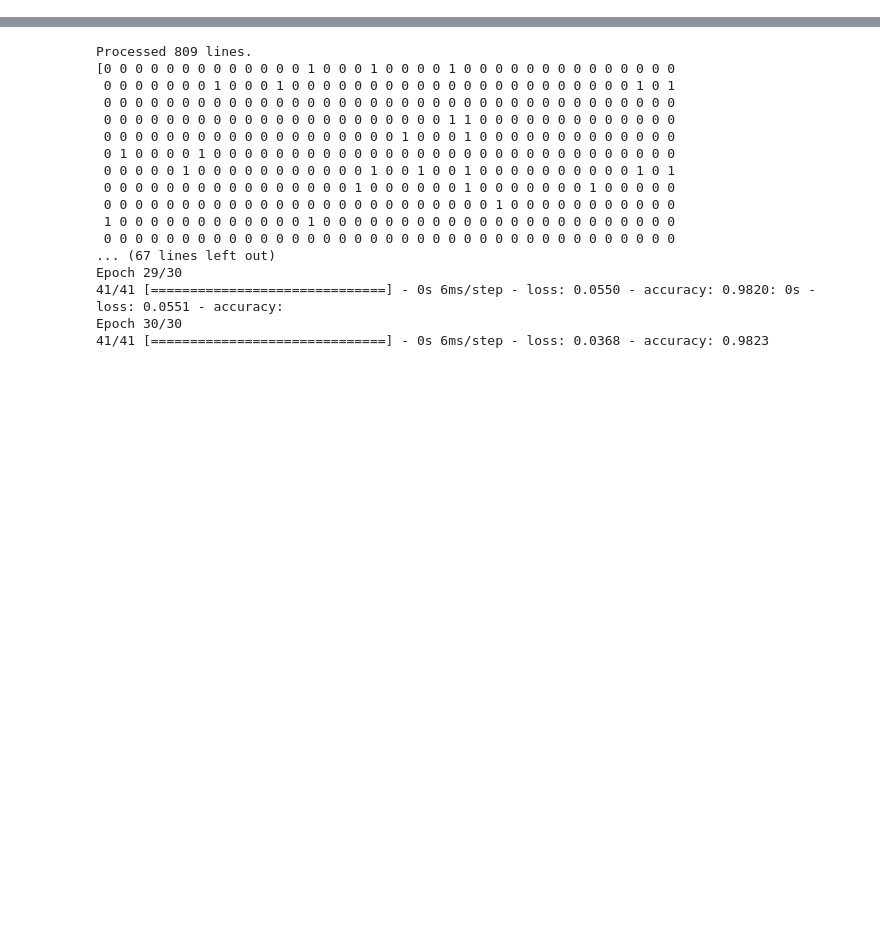
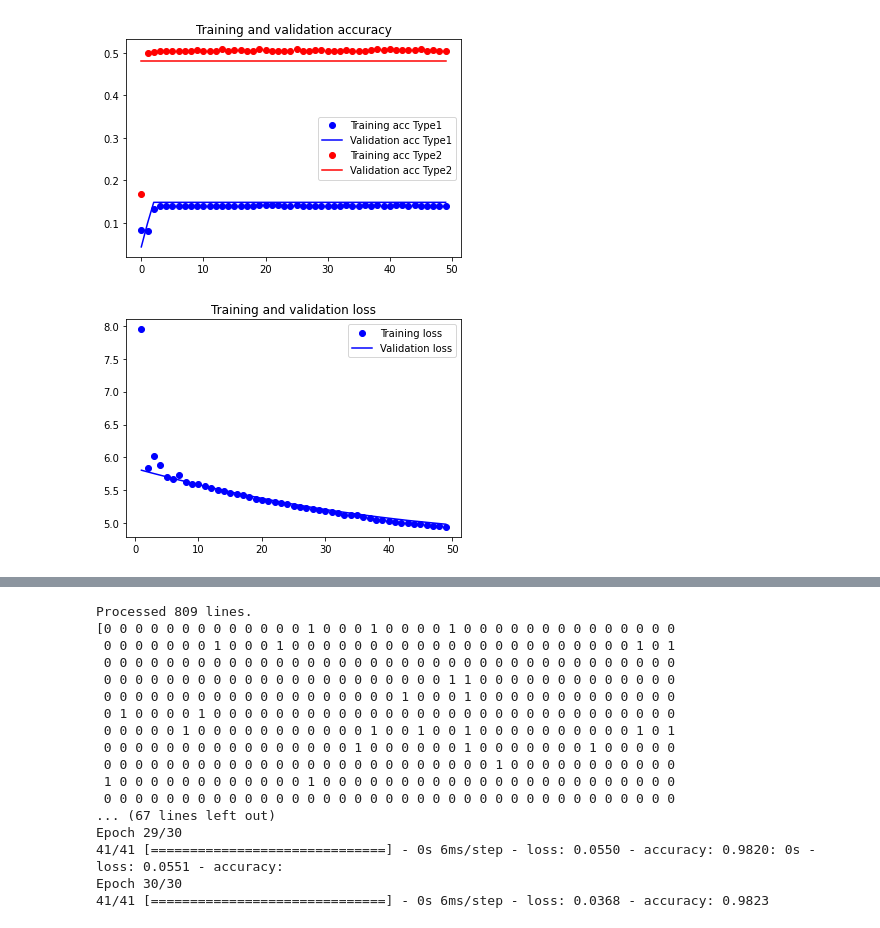
Before and after one commit to deleonalejandro/machine-learning, a Jupyter notebook: TransferLearning/VGG-Start.ipynb, the cells around one changed output, grey strips where cells are left out. Cells and saved outputs as stored; diff of their text form; code cells hidden in the pictures; blank space fills up the shorter version.

```diff
--- a/TransferLearning/VGG-Start.ipynb
+++ b/TransferLearning/VGG-Start.ipynb
@@ -48,17 +48,9 @@ class PokemonNet:
         return x
 
     @staticmethod
-    def build_model(width, height, numType1, numType2, finalAct="sigmoid"):
+    def build_model(input_shape, numType1, numType2, finalAct="sigmoid"):
 
-        inputs = Input(shape=(width, height, 3))
-
-        print("[Building VGG16...]")
-        vgg_model = VGG16(
-            include_top=False,
-            weights="imagenet",
-            input_tensor=inputs,
-            input_shape=(width, height),
-        )
+        inputs = Input(shape=input_shape)
 
         """
         # CONV => RELU => POOL
@@ -85,8 +77,8 @@ class PokemonNet:
         """
 
         # Constructing type 1 and type 2 heads.
-        type1_branch = PokemonNet.build_type1_branch(vgg_model.output, numType1, finalAct)
-        type2_branch = PokemonNet.build_type2_branch(vgg_model.output, numType2, finalAct)
+        type1_branch = PokemonNet.build_type1_branch(inputs, numType1, finalAct)
+        type2_branch = PokemonNet.build_type2_branch(inputs, numType2, finalAct)
 
         # Building the model
         print("Building model...")
@@ -277,0 +231,30 @@ Saving bottleneck features (validation)...
+# %%
+# Plot results
+
+acc1 = H.history['type1_classification_accuracy']
+acc2 = H.history['type2_classification_accuracy']
+val_acc1 = H.history['val_type1_classification_accuracy']
+val_acc2 = H.history['val_type2_classification_accuracy']
+loss = H.history['loss']
+val_loss = H.history['val_loss']
+
+epochs = range(len(acc1))
+
+plt.plot(epochs, acc1, 'bo', label='Training acc Type1')
+plt.plot(epochs, val_acc1, 'b', label='Validation acc Type1')
+plt.plot(epochs, acc2, 'ro', label='Training acc Type2')
+plt.plot(epochs, val_acc2, 'r', label='Validation acc Type2')
+plt.title('Training and validation accuracy')
+plt.legend()
+plt.savefig("model14_1.png")
+plt.figure()
+
+plt.plot(epochs[1:], loss[1:], 'bo', label='Training loss')
+plt.plot(epochs[1:], val_loss[1:], 'b', label='Validation loss')
+plt.title('Training and validation loss')
+plt.legend()
+plt.savefig("model14_2.png")
+plt.show()
+# %% [output]
+[figure, added]
+[figure, added]
```
Also changed, not shown: parts of 7 cells of this notebook, 8 other files.
